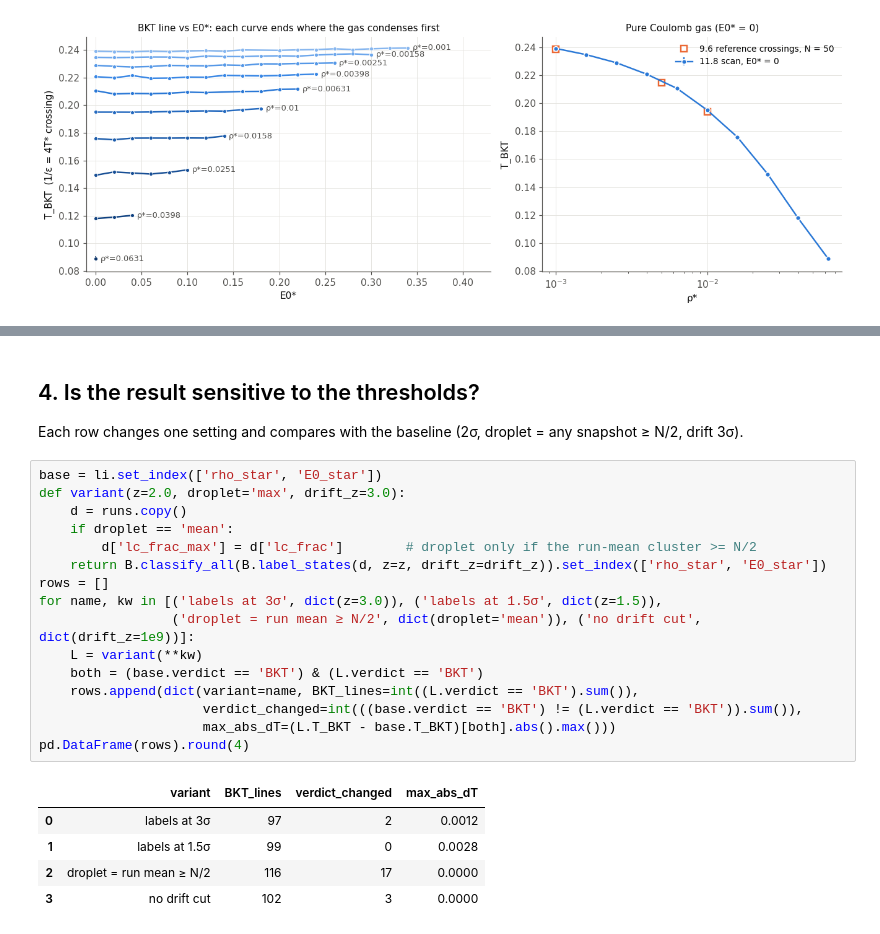
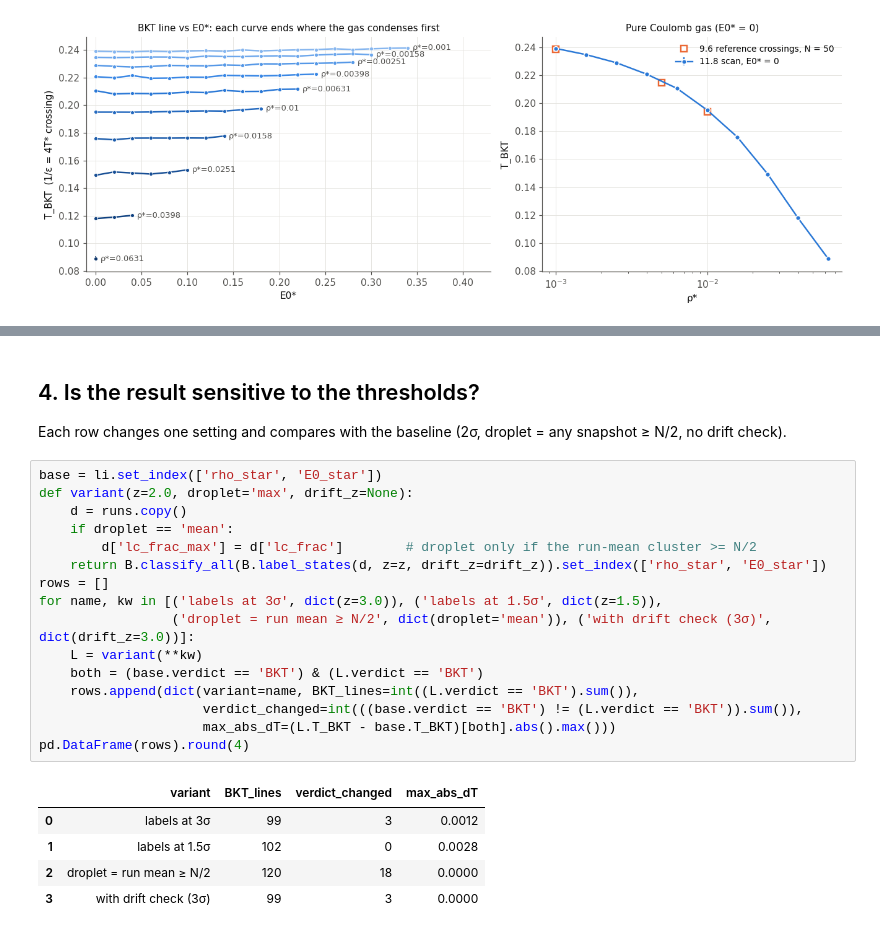
Before and after one commit to kai930711/BKT-plasma2D, a Jupyter notebook: 11.8_BKT_Transition/BKT_Transition_11p8.ipynb, the cells around one changed output, grey strips where cells are left out. Drawn from its saved outputs; the diff is of its cells as text.

```diff
--- a/11.8_BKT_Transition/BKT_Transition_11p8.ipynb
+++ b/11.8_BKT_Transition/BKT_Transition_11p8.ipynb
@@ -144,28 +139,28 @@ tab.round(4)
 # %% [markdown]
 ## 4. Is the result sensitive to the thresholds?
 
-Each row changes one setting and compares with the baseline (2σ, droplet = any snapshot ≥ N/2, drift 3σ).
+Each row changes one setting and compares with the baseline (2σ, droplet = any snapshot ≥ N/2, no drift check).
 # %%
 base = li.set_index(['rho_star', 'E0_star'])
-def variant(z=2.0, droplet='max', drift_z=3.0):
+def variant(z=2.0, droplet='max', drift_z=None):
     d = runs.copy()
     if droplet == 'mean':
         d['lc_frac_max'] = d['lc_frac']        # droplet only if the run-mean cluster >= N/2
     return B.classify_all(B.label_states(d, z=z, drift_z=drift_z)).set_index(['rho_star', 'E0_star'])
 rows = []
 for name, kw in [('labels at 3σ', dict(z=3.0)), ('labels at 1.5σ', dict(z=1.5)),
-                 ('droplet = run mean ≥ N/2', dict(droplet='mean')), ('no drift cut', dict(drift_z=1e9))]:
+                 ('droplet = run mean ≥ N/2', dict(droplet='mean')), ('with drift check (3σ)', dict(drift_z=3.0))]:
     L = variant(**kw)
     both = (base.verdict == 'BKT') & (L.verdict == 'BKT')
     rows.append(dict(variant=name, BKT_lines=int((L.verdict == 'BKT').sum()),
                      verdict_changed=int(((base.verdict == 'BKT') != (L.verdict == 'BKT')).sum()),
                      max_abs_dT=(L.T_BKT - base.T_BKT)[both].abs().max()))
 pd.DataFrame(rows).round(4)
 # %% [output]
 |  | variant | BKT_lines | verdict_changed | max_abs_dT |
-| 0 | labels at 3σ | 97 | 2 | 0.0012 |
-| 1 | labels at 1.5σ | 99 | 0 | 0.0028 |
-| 2 | droplet = run mean ≥ N/2 | 116 | 17 | 0.0000 |
-| 3 | no drift cut | 102 | 3 | 0.0000 |
+| 0 | labels at 3σ | 99 | 3 | 0.0012 |
+| 1 | labels at 1.5σ | 102 | 0 | 0.0028 |
+| 2 | droplet = run mean ≥ N/2 | 120 | 18 | 0.0000 |
+| 3 | with drift check (3σ) | 99 | 3 | 0.0000 |
 # %% [markdown]
 Reading the table:
```
Also changed, not shown: parts of 9 cells of this notebook, 25 other files.
